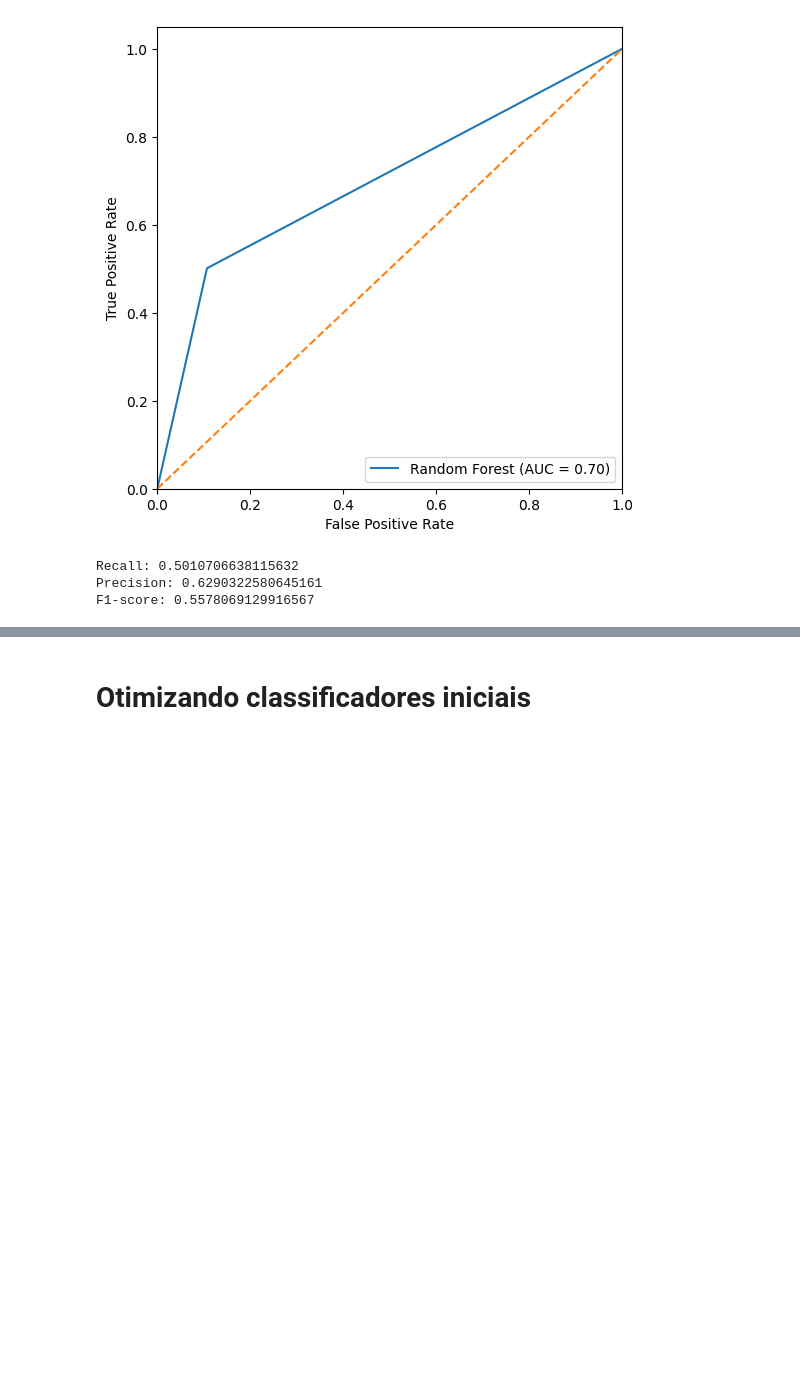
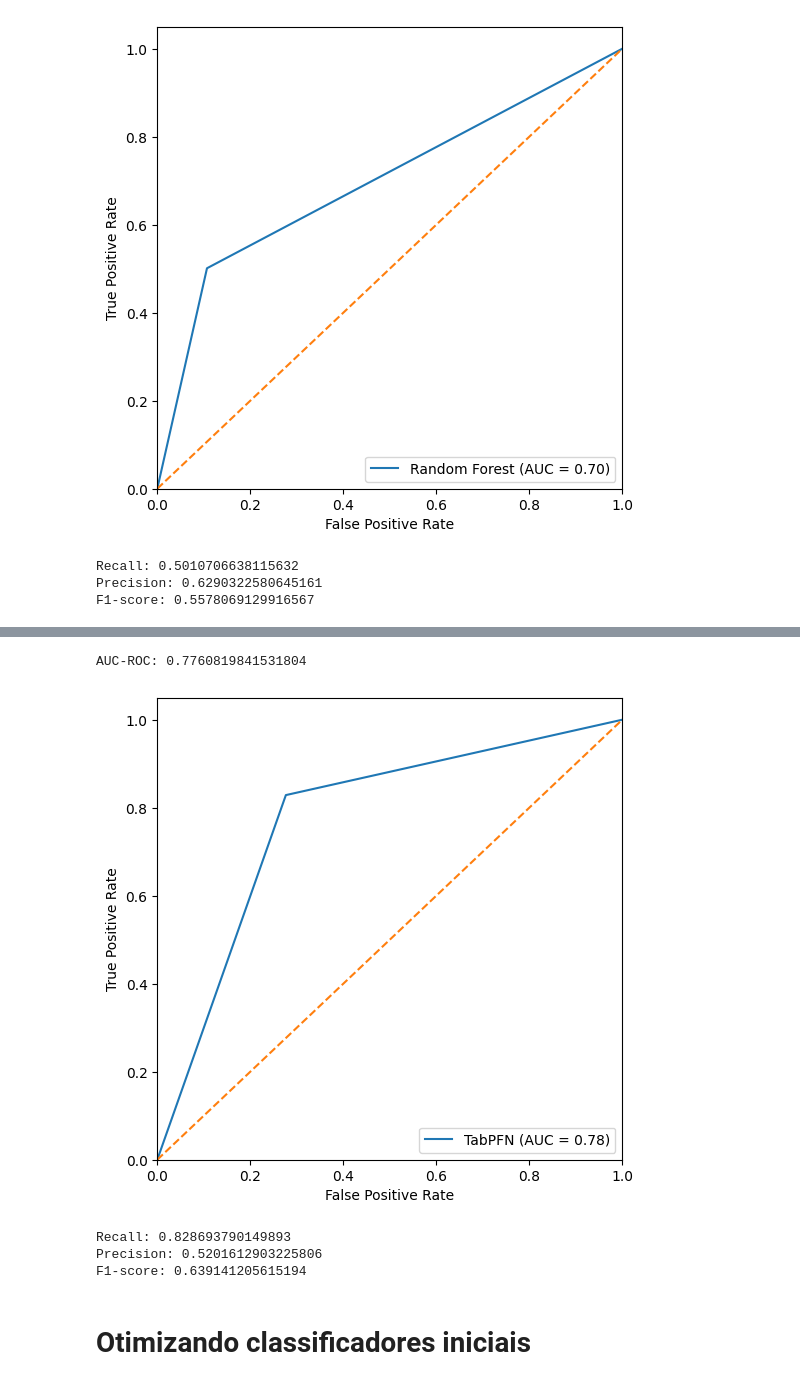
Before and after one commit to Vinicius-resende-cin/classifying-churn, a Jupyter notebook: main.ipynb, the cells around one changed output, grey strips where cells are left out. Saved outputs shown, nothing was run; the diff lists cells and outputs as text; code cells hidden in the pictures; blank space fills up the shorter version.

```diff
--- a/main.ipynb
+++ b/main.ipynb
@@ -508,3 +477,24 @@ F1-score: 0.5578069129916567
+# %%
+#@title AUC-ROC
+tabpfn_auc = roc_auc_score(y_test, tabpfn_preds)
+print(f"AUC-ROC: {tabpfn_auc}")
+tabpfn_fpr, tabpfn_tpr, _ = roc_curve(y_test, tabpfn_preds)
+plot_roc(tabpfn_fpr, tabpfn_tpr, tabpfn_auc, 'TabPFN')
+# %% [output]
+AUC-ROC: 0.7760819841531804
+[figure, added]
+# %%
+#@title Recall, precision e f-score
+tabpfn_recall = recall_score(y_test, tabpfn_preds)
+tabpfn_precision = precision_score(y_test, tabpfn_preds)
+tabpfn_f1 = f1_score(y_test, tabpfn_preds)
+print(f"Recall: {tabpfn_recall}")
+print(f"Precision: {tabpfn_precision}")
+print(f"F1-score: {tabpfn_f1}")
+# %% [output]
+Recall: 0.828693790149893
+Precision: 0.5201612903225806
+F1-score: 0.639141205615194
 # %% [markdown]
 # Otimizando classificadores iniciais
 # %% [markdown]
```
Also changed, not shown: parts of 70 cells of this notebook.
